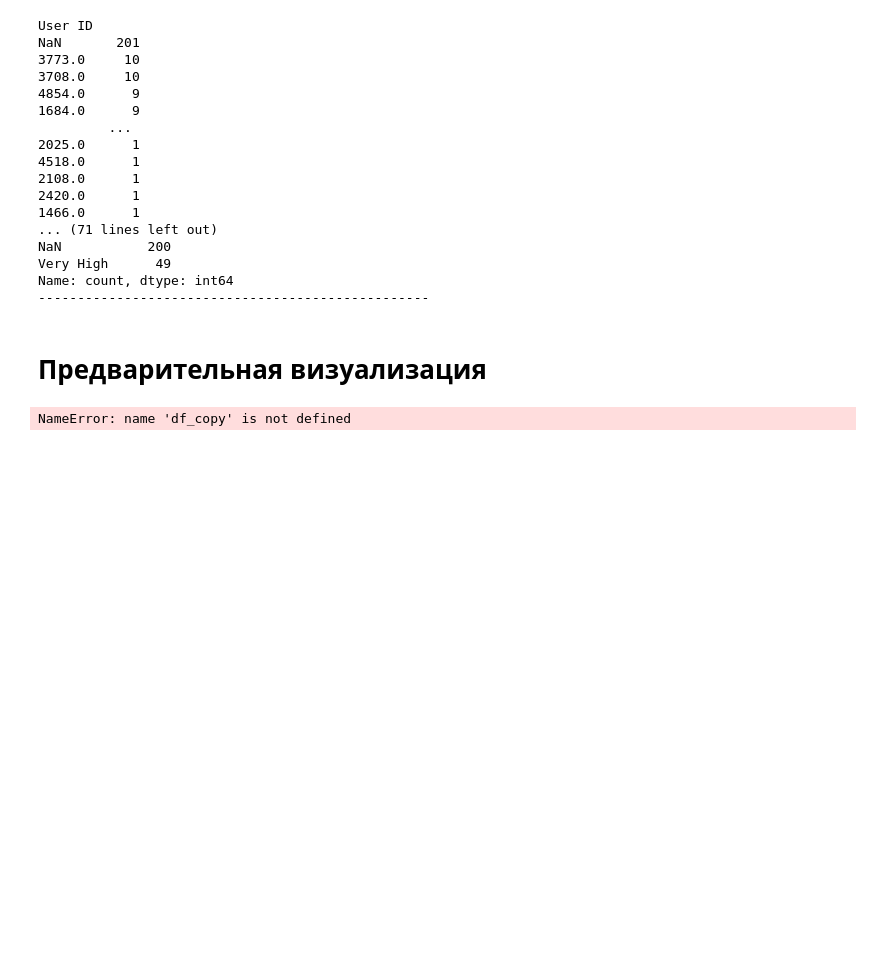
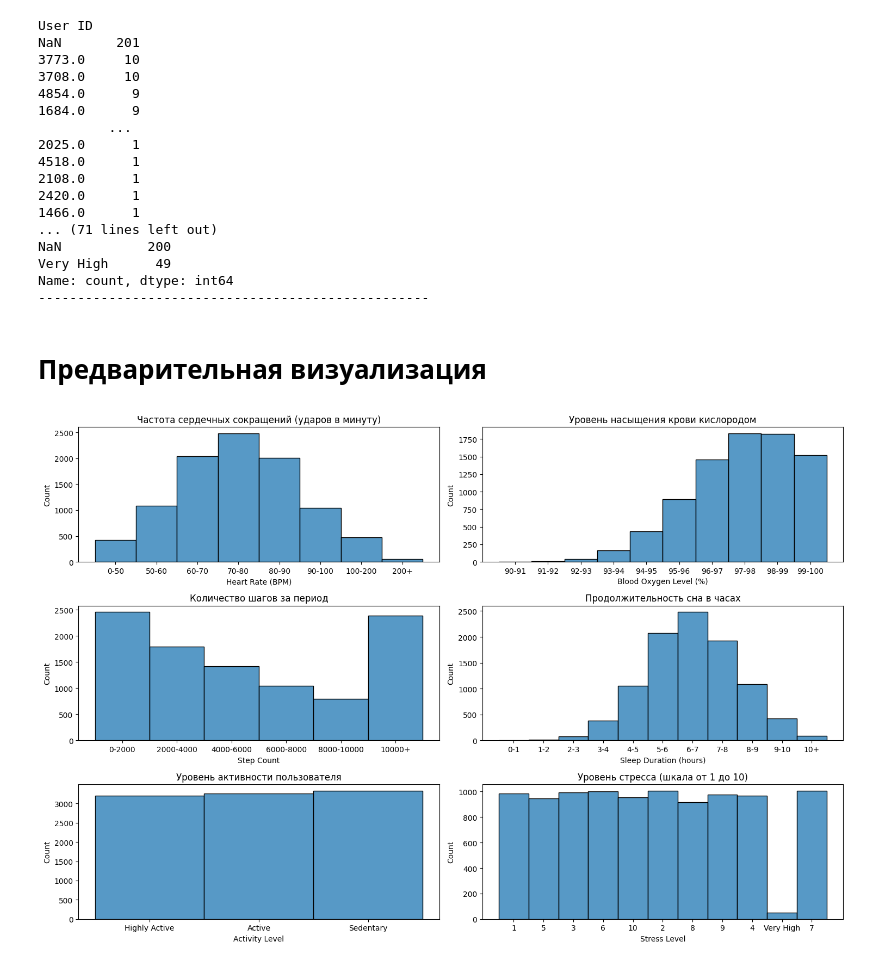
Before and after one commit to AndryushkaKolesnikov/SmartHealth-Watch-Analytics, a Jupyter notebook: smartwatch.ipynb, the cells around one changed output. Saved outputs shown, nothing was run; the diff lists cells and outputs as text; code cells hidden in the pictures; blank space fills up the shorter version.

Commit message:
[In Progress]: visualization

```diff
--- a/smartwatch.ipynb
+++ b/smartwatch.ipynb
@@ -149,11 +151,24 @@ Name: count, dtype: int64
 --------------------------------------------------
 # %% [markdown]
 # Предварительная визуализация
-# %%
-df_copy['Step Count'].hist(bins=20)
-plt.title('Распределение количества шагов')
-plt.xlabel('Шаги')
-plt.ylabel('Частота')
-plt.show()
-# %% [output]
-NameError: name 'df_copy' is not defined
+# %%
+# Создание сетки графиком
+fig, axes = plt.subplots(3, 2, figsize=(15, 10))
+# строим гистрограммы для каждого столбца DataFrame, где указывается столбец DataFrame и положение в сетки
+sns.histplot(df_copy['Heart Rate (BPM)'], ax = axes[0][0])
+sns.histplot(df_copy['Blood Oxygen Level (%)'], ax = axes[0][1])
+sns.histplot(df_copy['Step Count'], ax = axes[1][0])
+sns.histplot(df_copy['Sleep Duration (hours)'], ax = axes[1][1])
+sns.histplot(df_copy['Activity Level'], ax = axes[2][0])
+sns.histplot(df_copy['Stress Level'], ax = axes[2][1])
+# для каждого грфика в сетке задаем заголовок
+axes[0][0].set_title('Частота сердечных сокращений (ударов в минуту)')
+axes[0][1].set_title('Уровень насыщения крови кислородом')
+axes[1][0].set_title('Количество шагов за период')
+axes[1][1].set_title('Продолжительность сна в часах')
+axes[2][0].set_title('Уровень активности пользователя')
+axes[2][1].set_title('Уровень стресса (шкала от 1 до 10)')
+plt.tight_layout()          # задаем автоматическую настройку расположения графиком
+plt.show()        # отображаем все графики на экране
+# %% [output]
+[figure, added]
```
Also changed, not shown: parts of 4 cells of this notebook.
